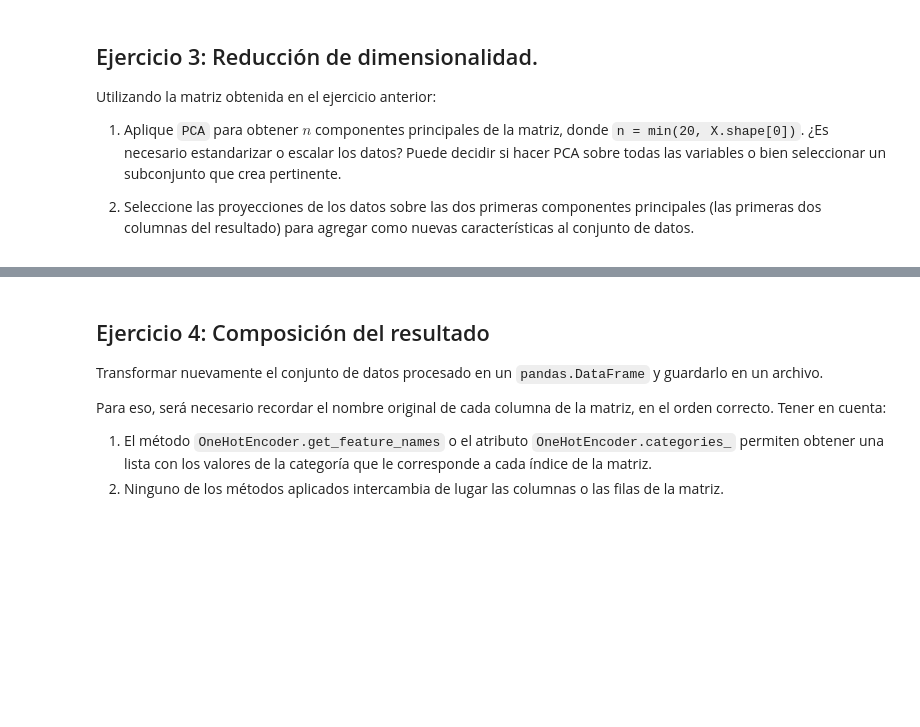
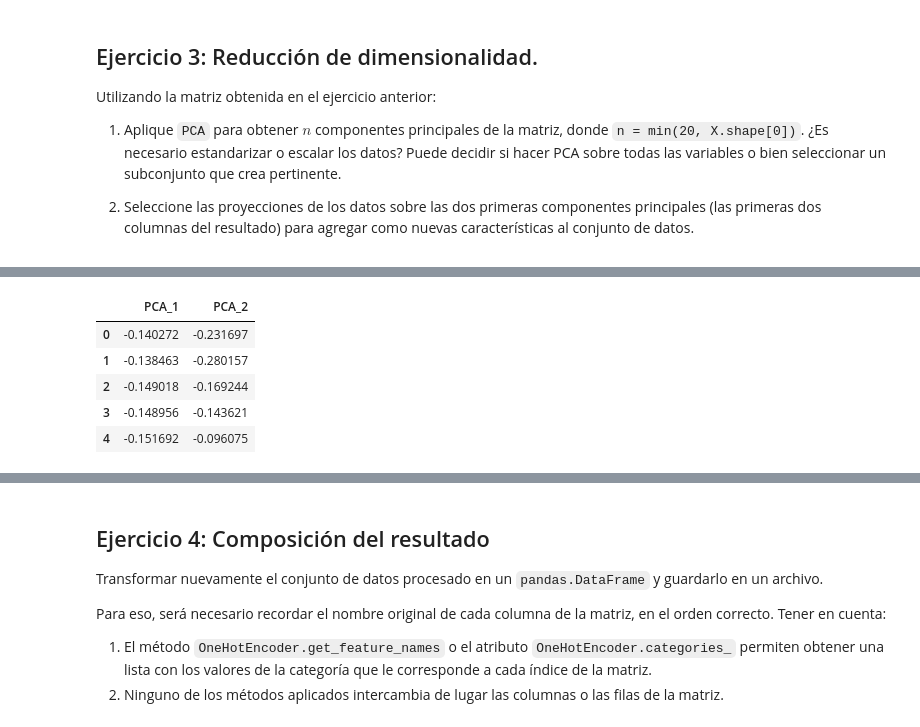
Before and after one commit to sgruyzcki/DiploDatos2026, a Jupyter notebook: Análisis Exploratorio y Curación de Datos/parte 1/ECD_2026_Entregable_Parte_1_grupo_3.ipynb, the cells around one changed output, grey strips where cells are left out. Saved outputs shown, nothing was run; the diff lists cells and outputs as text; code cells hidden in the pictures; blank space fills up the shorter version.

```diff
--- a/Análisis Exploratorio y Curación de Datos/parte 1/ECD_2026_Entregable_Parte_1_grupo_3.ipynb
+++ b/Análisis Exploratorio y Curación de Datos/parte 1/ECD_2026_Entregable_Parte_1_grupo_3.ipynb
@@ -832 +857,16 @@ print("Shape PCA (2 componentes):", matrix_pca_2.shape)
+# %%
+# Agregamos PCA_1 y PCA_2 al dataset
+melb_df_pca = melb_df.copy()
+
+melb_df_pca['PCA_1'] = X_pca_2[:, 0]
+melb_df_pca['PCA_2'] = X_pca_2[:, 1]
+
+display(melb_df_pca[['PCA_1', 'PCA_2']].head())
+# %% [output]
+|  | PCA_1 | PCA_2 |
+| 0 | -0.140272 | -0.231697 |
+| 1 | -0.138463 | -0.280157 |
+| 2 | -0.149018 | -0.169244 |
+| 3 | -0.148956 | -0.143621 |
+| 4 | -0.151692 | -0.096075 |
 # %%
```
Also changed, not shown: parts of 7 cells of this notebook.
